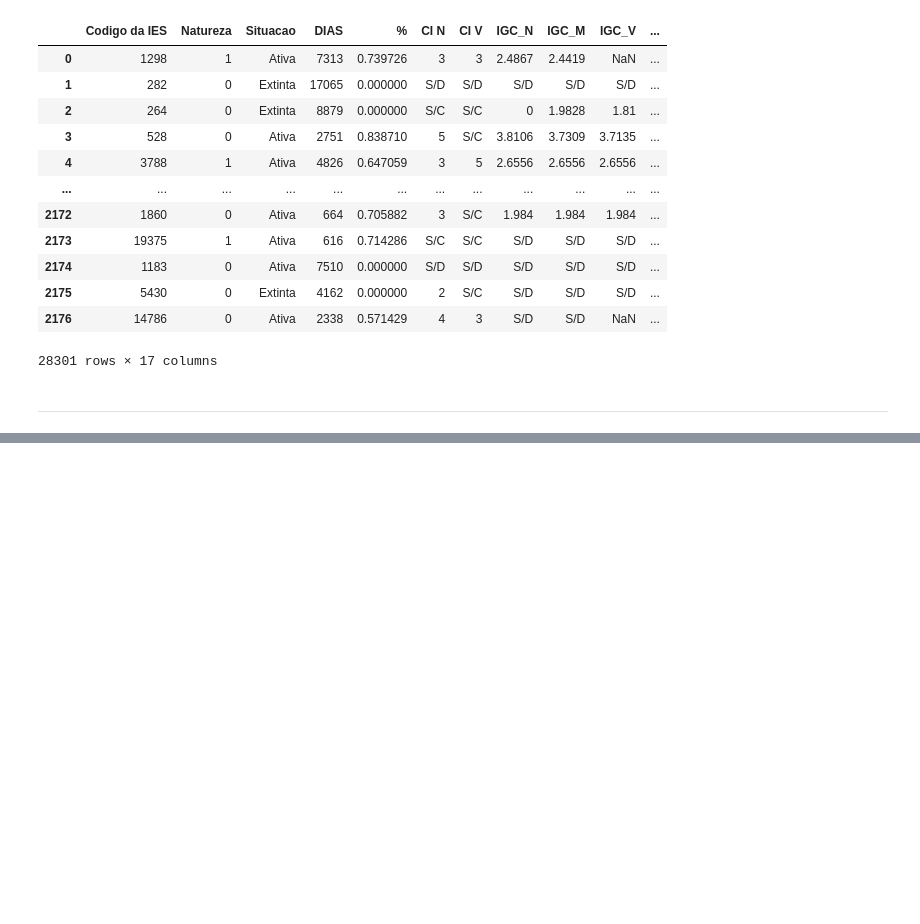
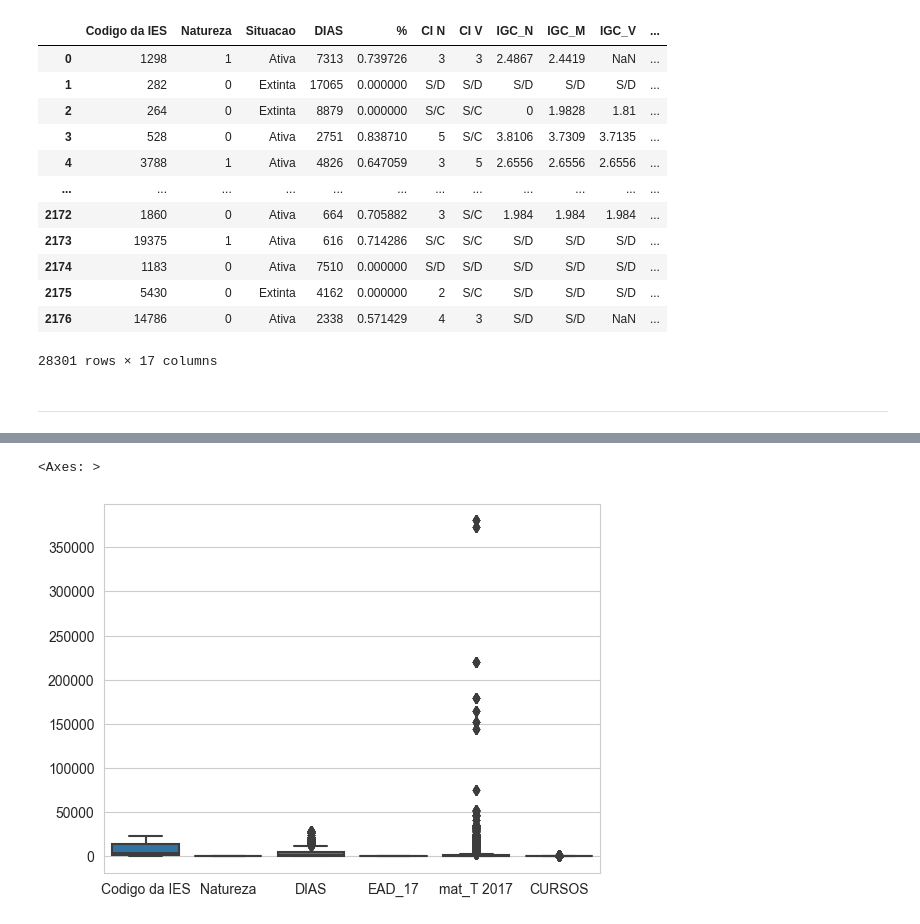
Before and after one commit to MrMilhas/Trabalho_Mineracao_Dados, a Jupyter notebook: src/trabalho_2/main.ipynb, the cells around one changed output, grey strips where cells are left out. Drawn from its saved outputs; the diff is of its cells as text; code cells hidden in the pictures; blank space fills up the shorter version.

```diff
--- a/src/trabalho_2/main.ipynb
+++ b/src/trabalho_2/main.ipynb
@@ -34,0 +65,4 @@ df
+# %%
+df_disc = df[['Codigo da IES', 'Natureza', 'DIAS', 'EAD_17', 'mat_T 2017', 'CURSOS']]
+df_cont = df[['%', 'variacao mat', '% FIES', 'saldo 2017', 'Variacao 17-16']]
+df_cate = df[['Situacao', 'CI N', 'CI V', 'IGC_N', 'IGC_V']]
@@ -34,0 +85,6 @@ df
+# %%
+sns.set_style("whitegrid")
+sns.boxplot(df_disc)
+# %% [output]
+<Axes: >
+[figure, added]
```
Also changed, not shown: parts of 24 cells of this notebook.
